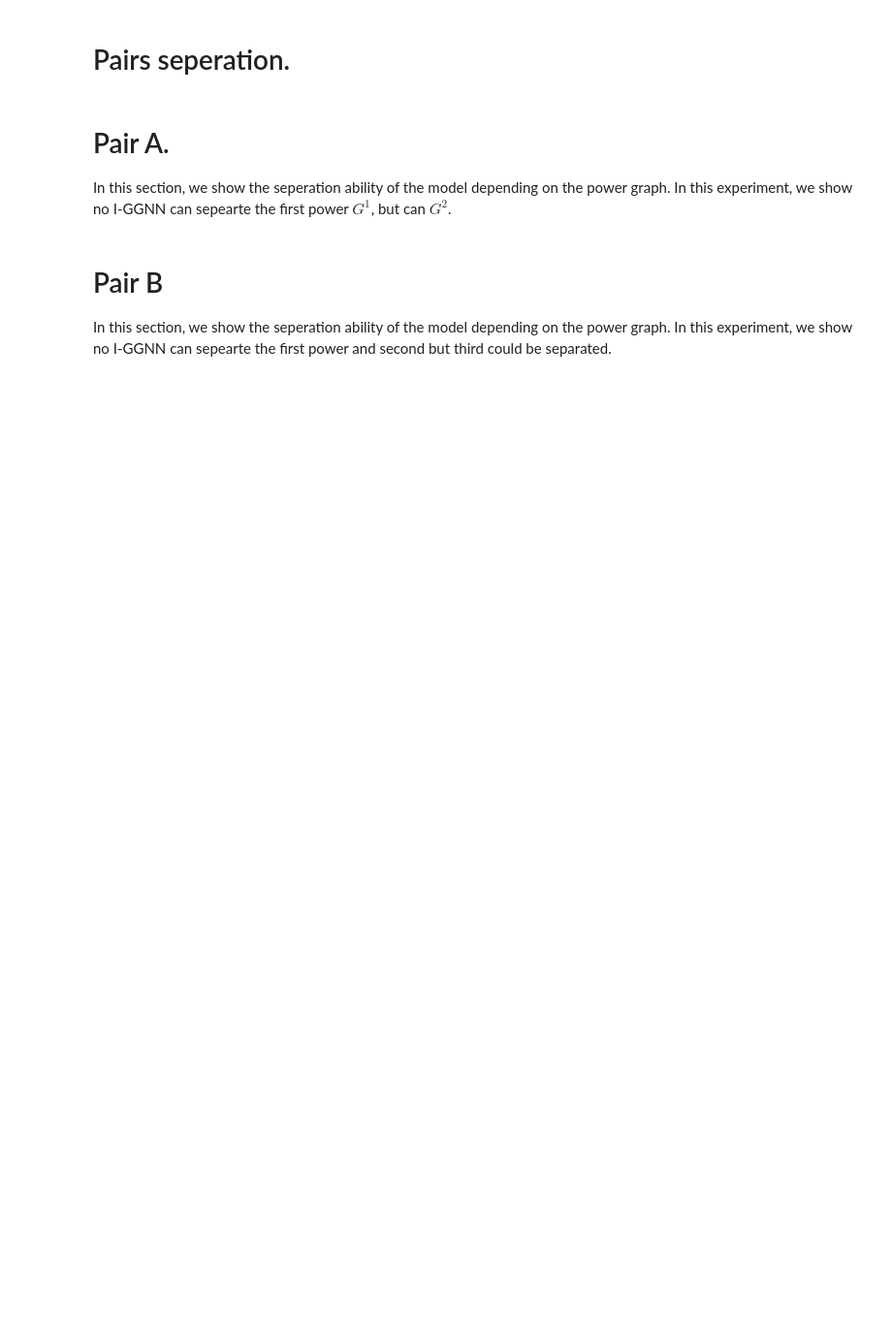
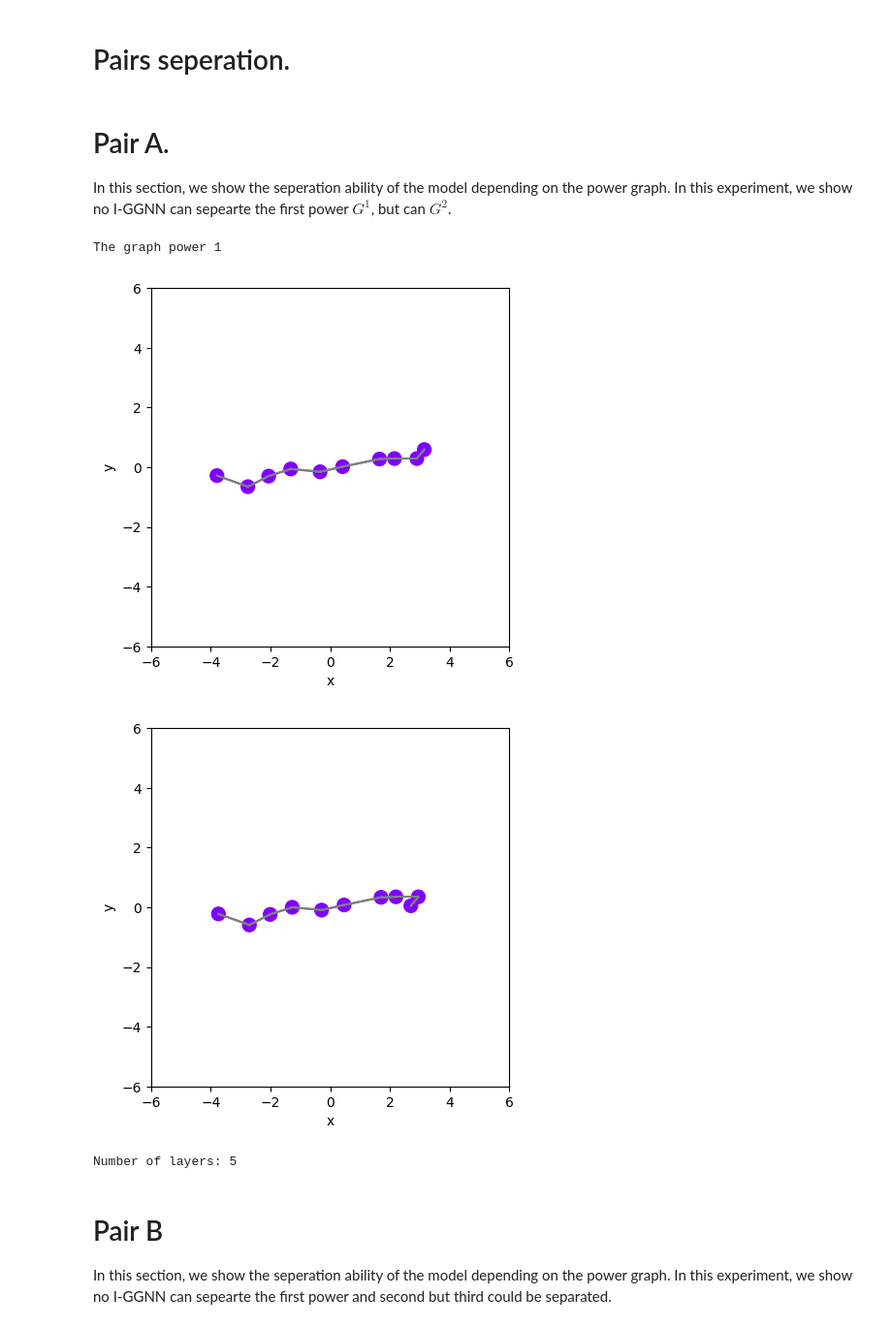
Before and after one commit to yonatansverdlov/E-GenNet, a Jupyter notebook: k_chains_baselines.ipynb, the cells around one changed output. Shown: that part at 97% size. Saved outputs shown, nothing was run; the diff lists cells and outputs as text; code cells hidden in the pictures; blank space fills up the shorter version.

```diff
--- a/k_chains_baselines.ipynb
+++ b/k_chains_baselines.ipynb
@@ -233,35 +238,40 @@ for power in [1,2]:
   # Set model
   model_name = "schnet"
 
-  for num_layers in range(5 , 7):
+  for num_layers in range(5 , 8):
 
       print(f"\nNumber of layers: {num_layers}")
 
       correlation = 2
       model = {
           "schnet": SchNetModel,
           "dimenet": DimeNetPPModel,
           "spherenet": SphereNetModel,
           "egnn": EGNNModel,
           "gvp": partial(GVPGNNModel, s_dim=32, v_dim=1),
           "tfn": TFNModel,
           "mace": partial(MACEModel, correlation=correlation),
       }[model_name](num_layers=num_layers, in_dim=1, out_dim=2)
 
       best_val_acc_list, test_acc_list, train_time_list = run_experiment(
         model,
         dataloader,
         val_loader,
         test_loader,
         n_epochs=150,
         n_times=ntimes,
         device=device,
         verbose=False
     )
       print(f'\nDone! Averaged over {ntimes} runs of {model_name} with {num_layers} layers, power graph {power}: \n '
           f'- Training time: {np.mean(train_time_list):.2f}s ± {np.std(train_time_list):.2f}. \n '
           f'- Best validation accuracy: {np.mean(best_val_acc_list):.3f} ± {np.std(best_val_acc_list):.3f}. \n'
           f'- Test accuracy: {np.mean(test_acc_list):.1f} ± {np.std(test_acc_list):.1f}. \n')
+# %% [output]
+The graph power 1
+[figure, added]
+[figure, added]
+Number of layers: 5
 # %% [markdown]
 # Pair B
 In this section, we show the seperation ability of the model depending on the power graph. In this experiment, we show no I-GGNN can sepearte the first power and second but third could be separated.
```
Also changed, not shown: parts of 3 cells of this notebook.
